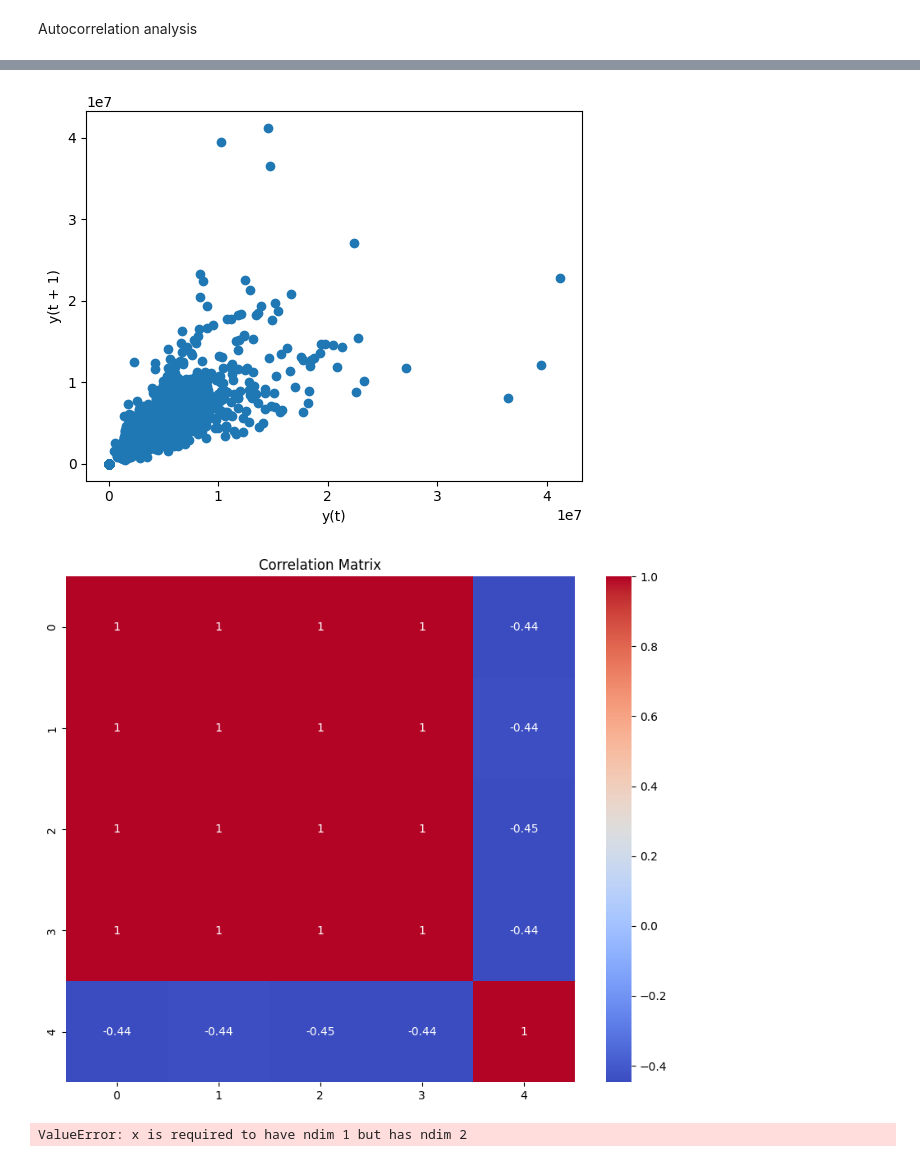
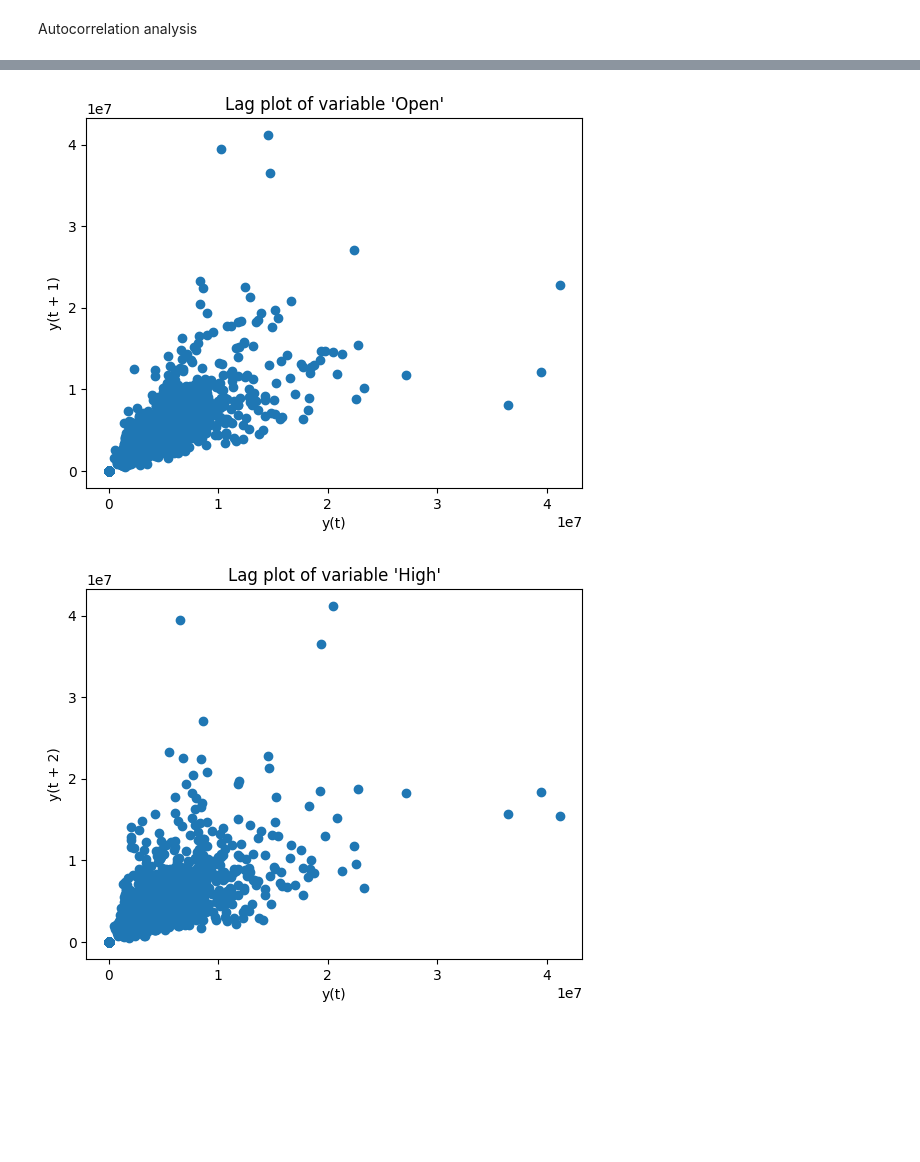
Before and after one commit to irene-fagnani/ADAML-project2, a Jupyter notebook: Code.ipynb, the cells around one changed output, grey strips where cells are left out. Drawn from its saved outputs; the diff is of its cells as text; code cells hidden in the pictures; blank space fills up the shorter version.

Commit message:
Added figure plotting

```diff
--- a/Code.ipynb
+++ b/Code.ipynb
@@ -167,7 +167,11 @@ plt.show()
 Autocorrelation analysis
 # %%
 # lagplot
-pd.plotting.lag_plot(data, lag=1)
+for i in range(5):
+    plt.figure()
+    pd.plotting.lag_plot(data, lag=i+1)
+    plt.title("Lag plot of variable '" + data.columns[i]  + "'")
+    plt.savefig("Lag_plot_" + str(i) + ".png")
 
 # extracting only the temperature values
 values = pd.DataFrame(data.values)
@@ -182,36 +186,34 @@ print(correlation_matrix)
 # Optionally, plot the correlation matrix for better visualization
 import seaborn as sns
 plt.figure(figsize=(10, 8))
-sns.heatmap(correlation_matrix, annot=True, cmap="coolwarm")
+sns.heatmap(correlation_matrix, annot=True, cmap="coolwarm", xticklabels=data.columns, yticklabels=data.columns)
 plt.title("Correlation Matrix")
 plt.show()
 
 from statsmodels.graphics.tsaplots import plot_acf
 
 
-# plot the auto correlation
-plot_acf(data.squeeze())
+plot_acf(data.iloc[:, 3])
 # %% [output]
             0        1        2        3           4
 0      211.47   218.05   209.32   217.83  13137450.0
 1      222.17   224.70   220.09   222.84  15292353.0
 2      223.22   226.00   220.97   225.85  10815661.0
 3      228.66   235.49   226.85   233.06  17759521.0
 4      233.44   236.94   230.70   233.68  12795837.0
 ...       ...      ...      ...      ...         ...
 3014  1070.00  1071.72  1067.64  1068.86    889446.0
 3015  1068.64  1068.86  1058.64  1065.85    918767.0
 3016  1066.60  1068.27  1058.38  1060.20   1116203.0
 3017  1062.25  1064.84  1053.38  1055.95    994249.0
 3018  1055.49  1058.05  1052.70  1053.40   1180340.0
 
 [3019 rows x 5 columns]
           0         1         2         3         4
 0  1.000000  0.999894  0.999841  0.999742 -0.443155
 1  0.999894  1.000000  0.999827  0.999866 -0.440717
 2  0.999841  0.999827  1.000000  0.999896 -0.447781
 3  0.999742  0.999866  0.999896  1.000000 -0.444590
 4 -0.443155 -0.440717 -0.447781 -0.444590  1.000000
-[figure, old version]
+[figure, new version]
-[figure, old version]
+[figure, new version]
-ValueError: x is required to have ndim 1 but has ndim 2
```
Also changed, not shown: parts of 1 cell of this notebook, 11 other files.
